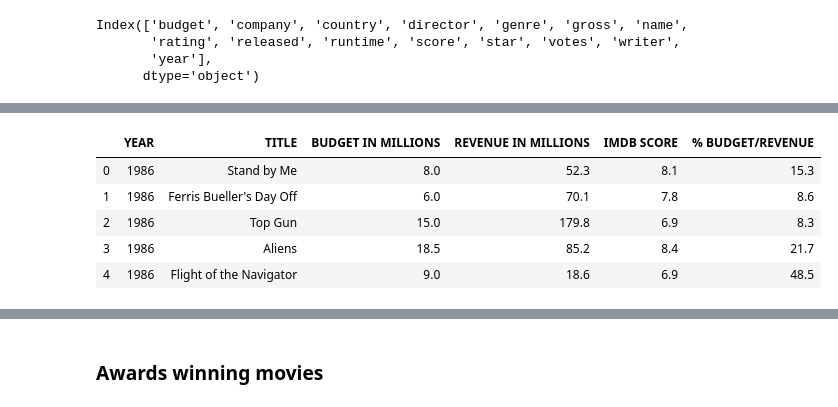
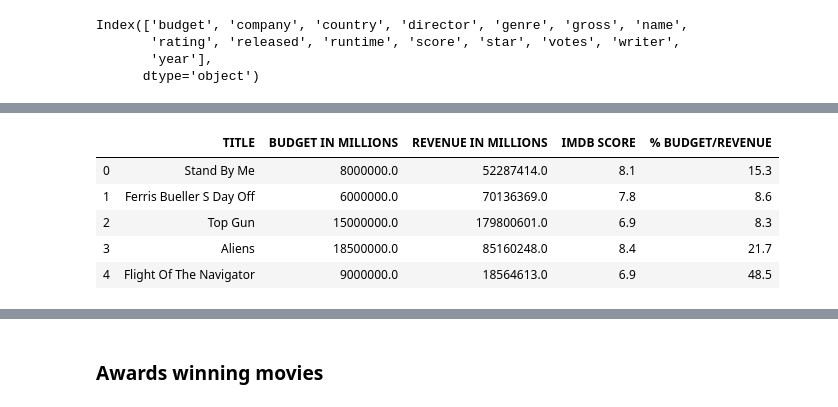
Before and after one commit to ta-data-lis/Project-Week-3-Data-Thieves, a Jupyter notebook: your-project/Movies Database Cleaning.ipynb, the cells around one changed output, grey strips where cells are left out. Saved outputs shown, nothing was run; the diff lists cells and outputs as text; code cells hidden in the pictures.

```diff
--- a/your-project/Movies Database Cleaning.ipynb
+++ b/your-project/Movies Database Cleaning.ipynb
@@ -43,7 +26,8 @@ movies_db.loc[(movies_db['year'].isnull())]
 | 1714 | 12000000.0 | A&M | NaN | NaN | NaN | NaN | NaN | NaN | NaN | NaN | NaN | ... |
 | 4831 | 6000000.0 | B&W | NaN | NaN | NaN | NaN | NaN | NaN | NaN | NaN | NaN | ... |
 # %%
-# Exclude year nan rows
+# Exclude nan rows
+movies_db['name'] = movies_db['name'].str.replace('&','and').str.replace("'",' ').str.replace('-','').str.replace(',','').str.replace('.','').str.replace(':','').str.strip().str.title()
 
 movies_db = movies_db.dropna()
 movies_db.isnull().sum()
@@ -75,11 +62,10 @@ Index(['budget', 'company', 'country', 'director', 'genre', 'gross', 'name',
       dtype='object')
 # %%
 # Selecting the columns we want to keep
-movies_db = movies_db[['year', 'name', 'budget', 'gross', 'score']]
-
+movies_db = movies_db[['name', 'budget', 'gross', 'score']]
 
 # Renaming the columns
-movies_db.columns = ['YEAR', 'TITLE', 'BUDGET', 'REVENUE', 'IMDB SCORE']
+movies_db.columns = ['TITLE', 'BUDGET', 'REVENUE', 'IMDB SCORE']
 
 movies_db
 # %% [output]
@@ -103,23 +89,27 @@ movies_db['% BUDGET/REVENUE'] = round((movies_db['BUDGET'] / movies_db['REVENUE'
 # %%
 # Converting 'YEAR' column to 'int' type
 
-movies_db['YEAR'] = movies_db['YEAR'].astype('str')
-movies_db['YEAR'] = movies_db['YEAR'].apply(lambda x: x.split('.')[0])
-movies_db['YEAR'] = movies_db['YEAR'].astype('int')
+#movies_db['YEAR'] = movies_db['YEAR'].astype('str')
+#movies_db['YEAR'] = movies_db['YEAR'].apply(lambda x: x.split('.')[0])
+#movies_db['YEAR'] = movies_db['YEAR'].astype('int')
 # %%
 # Changing these 2 columns to be in millions
-movies_db['BUDGET'] = round((movies_db['BUDGET'] / 1000000), 1)
-movies_db['REVENUE'] = round((movies_db['REVENUE'] / 1000000), 1)
+#movies_db['BUDGET'] = round((movies_db['BUDGET'] / 1000000), 1)
+#movies_db['REVENUE'] = round((movies_db['REVENUE'] / 1000000), 1)
+
+
+# Filtering to just get 'REVENUE' not equal to 0.0
+#movies_db = movies_db[(movies_db['REVENUE'] != 0.0)]
 # %%
 # Renaming columns to be in millions
-movies_db.columns = ['YEAR', 'TITLE', 'BUDGET IN MILLIONS', 'REVENUE IN MILLIONS', 'IMDB SCORE', '% BUDGET/REVENUE']
+movies_db.columns = ['TITLE', 'BUDGET IN MILLIONS', 'REVENUE IN MILLIONS', 'IMDB SCORE', '% BUDGET/REVENUE']
 movies_db.head()
 # %% [output]
-|  | YEAR | TITLE | BUDGET IN MILLIONS | REVENUE IN MILLIONS | IMDB SCORE | % BUDGET/REVENUE |
-| 0 | 1986 | Stand by Me | 8.0 | 52.3 | 8.1 | 15.3 |
-| 1 | 1986 | Ferris Bueller's Day Off | 6.0 | 70.1 | 7.8 | 8.6 |
-| 2 | 1986 | Top Gun | 15.0 | 179.8 | 6.9 | 8.3 |
-| 3 | 1986 | Aliens | 18.5 | 85.2 | 8.4 | 21.7 |
-| 4 | 1986 | Flight of the Navigator | 9.0 | 18.6 | 6.9 | 48.5 |
+|  | TITLE | BUDGET IN MILLIONS | REVENUE IN MILLIONS | IMDB SCORE | % BUDGET/REVENUE |
+| 0 | Stand By Me | 8000000.0 | 52287414.0 | 8.1 | 15.3 |
+| 1 | Ferris Bueller S Day Off | 6000000.0 | 70136369.0 | 7.8 | 8.6 |
+| 2 | Top Gun | 15000000.0 | 179800601.0 | 6.9 | 8.3 |
+| 3 | Aliens | 18500000.0 | 85160248.0 | 8.4 | 21.7 |
+| 4 | Flight Of The Navigator | 9000000.0 | 18564613.0 | 6.9 | 48.5 |
 # %%
 # Final order
```
Also changed, not shown: parts of 21 cells of this notebook, 1 other file.
